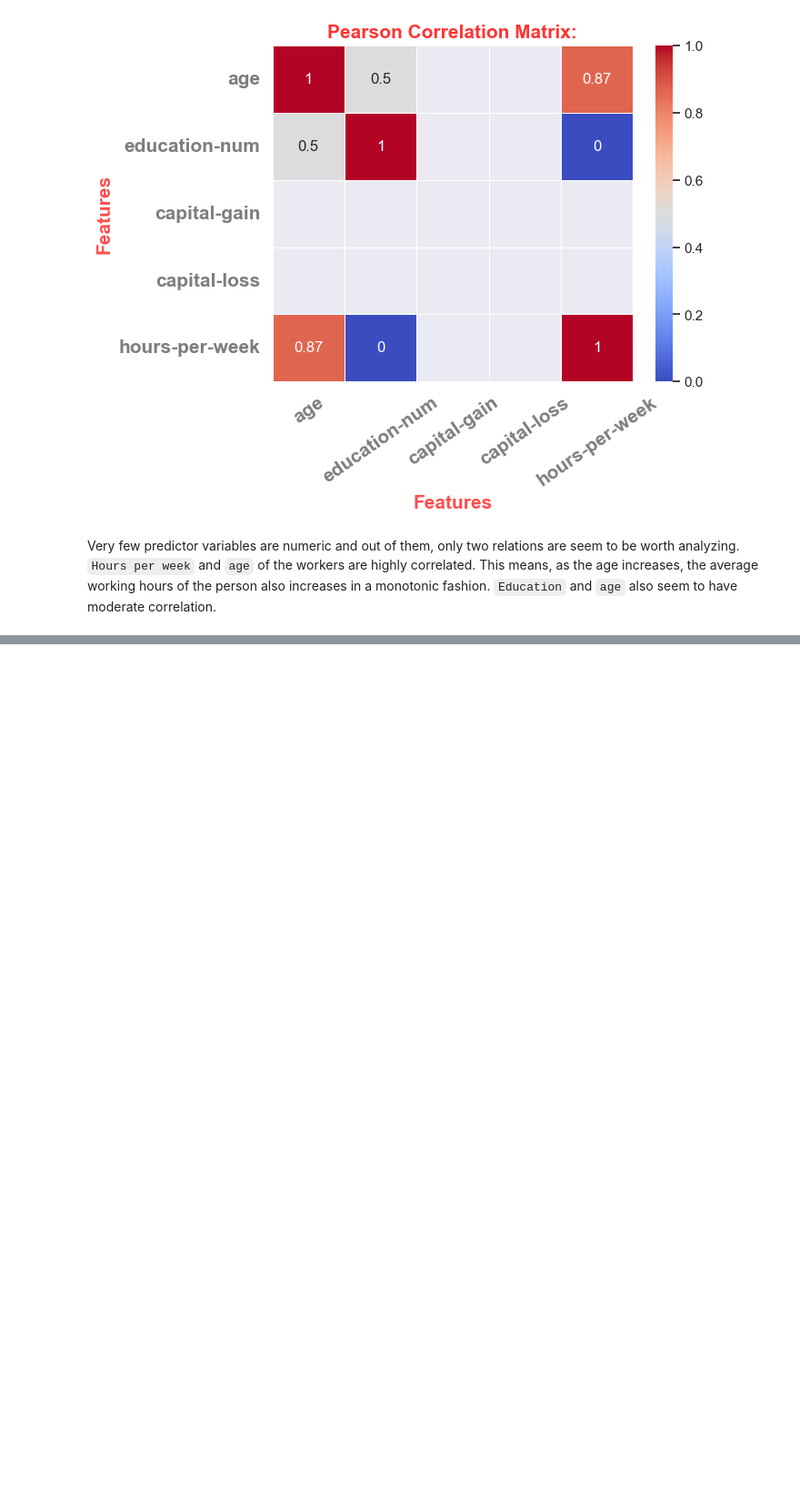
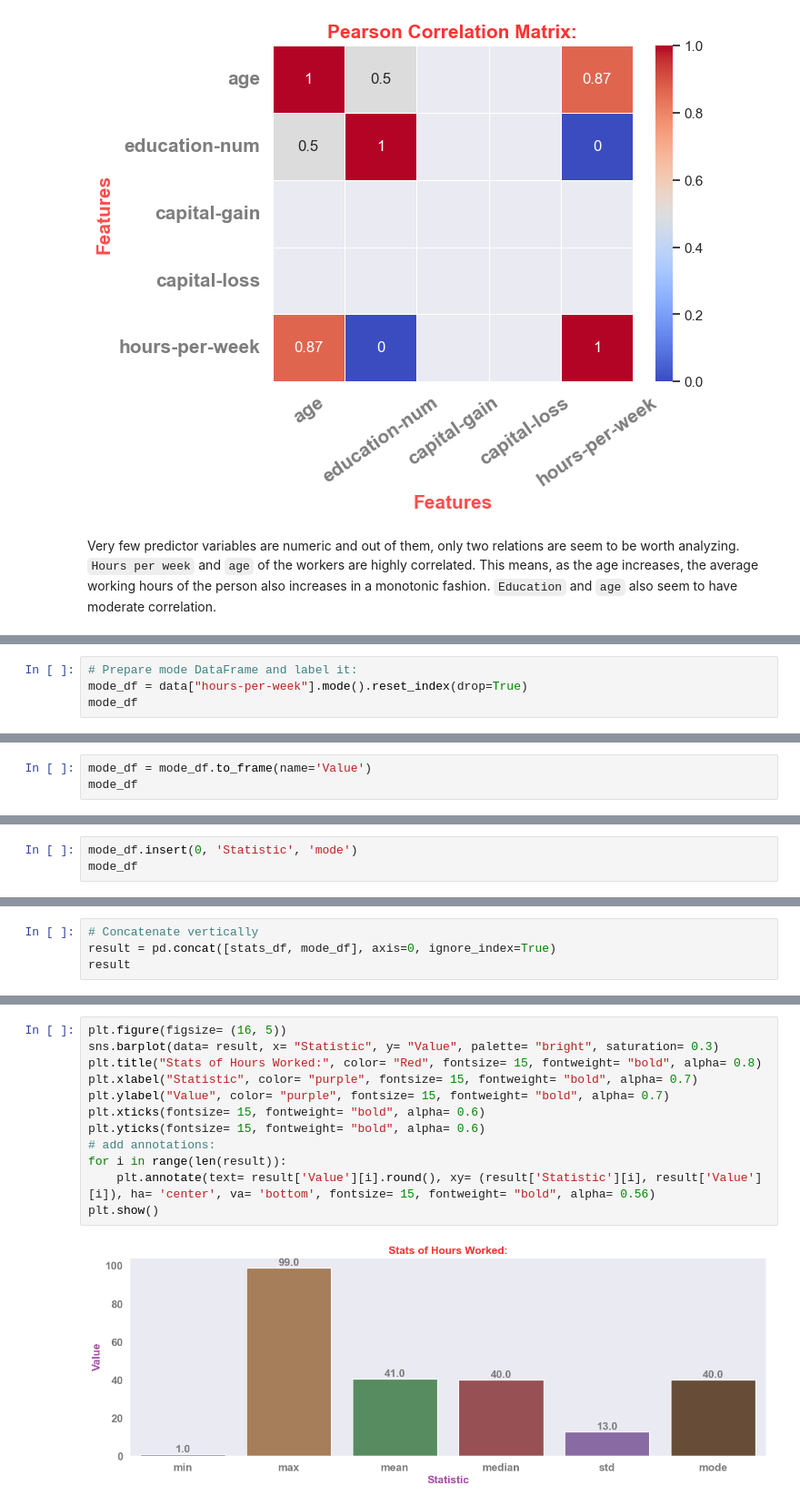
Before and after one commit to rajesh-coventry/Projects, a Jupyter notebook: 02_Data_Visuallization/04_Adults_Income_Analysis/Analysis-8_General_Data_Exploration.ipynb, the cells around one changed output, grey strips where cells are left out. Shown at 91% size. Saved outputs shown, nothing was run; the diff lists cells and outputs as text; blank space fills up the shorter version.

```diff
--- a/02_Data_Visuallization/04_Adults_Income_Analysis/Analysis-8_General_Data_Exploration.ipynb
+++ b/02_Data_Visuallization/04_Adults_Income_Analysis/Analysis-8_General_Data_Exploration.ipynb
@@ -128,0 +172,4 @@ Very few predictor variables are numeric and out of them, only two relations are
+# %%
+# Prepare mode DataFrame and label it:
+mode_df = data["hours-per-week"].mode().reset_index(drop=True)
+mode_df
@@ -128,0 +179,3 @@ Very few predictor variables are numeric and out of them, only two relations are
+# %%
+mode_df = mode_df.to_frame(name='Value')
+mode_df
@@ -128,0 +185,3 @@ Very few predictor variables are numeric and out of them, only two relations are
+# %%
+mode_df.insert(0, 'Statistic', 'mode')
+mode_df
@@ -128,0 +191,4 @@ Very few predictor variables are numeric and out of them, only two relations are
+# %%
+# Concatenate vertically
+result = pd.concat([stats_df, mode_df], axis=0, ignore_index=True)
+result
@@ -128,0 +203,14 @@ Very few predictor variables are numeric and out of them, only two relations are
+# %%
+plt.figure(figsize= (16, 5))
+sns.barplot(data= result, x= "Statistic", y= "Value", palette= "bright", saturation= 0.3)
+plt.title("Stats of Hours Worked:", color= "Red", fontsize= 15, fontweight= "bold", alpha= 0.8)
+plt.xlabel("Statistic", color= "purple", fontsize= 15, fontweight= "bold", alpha= 0.7)
+plt.ylabel("Value", color= "purple", fontsize= 15, fontweight= "bold", alpha= 0.7)
+plt.xticks(fontsize= 15, fontweight= "bold", alpha= 0.6)
+plt.yticks(fontsize= 15, fontweight= "bold", alpha= 0.6)
+# add annotations:
+for i in range(len(result)):
+    plt.annotate(text= result['Value'][i].round(), xy= (result['Statistic'][i], result['Value'][i]), ha= 'center', va= 'bottom', fontsize= 15, fontweight= "bold", alpha= 0.56)
+plt.show()
+# %% [output]
+[figure, added]
```
Also changed, not shown: parts of 16 cells of this notebook.
